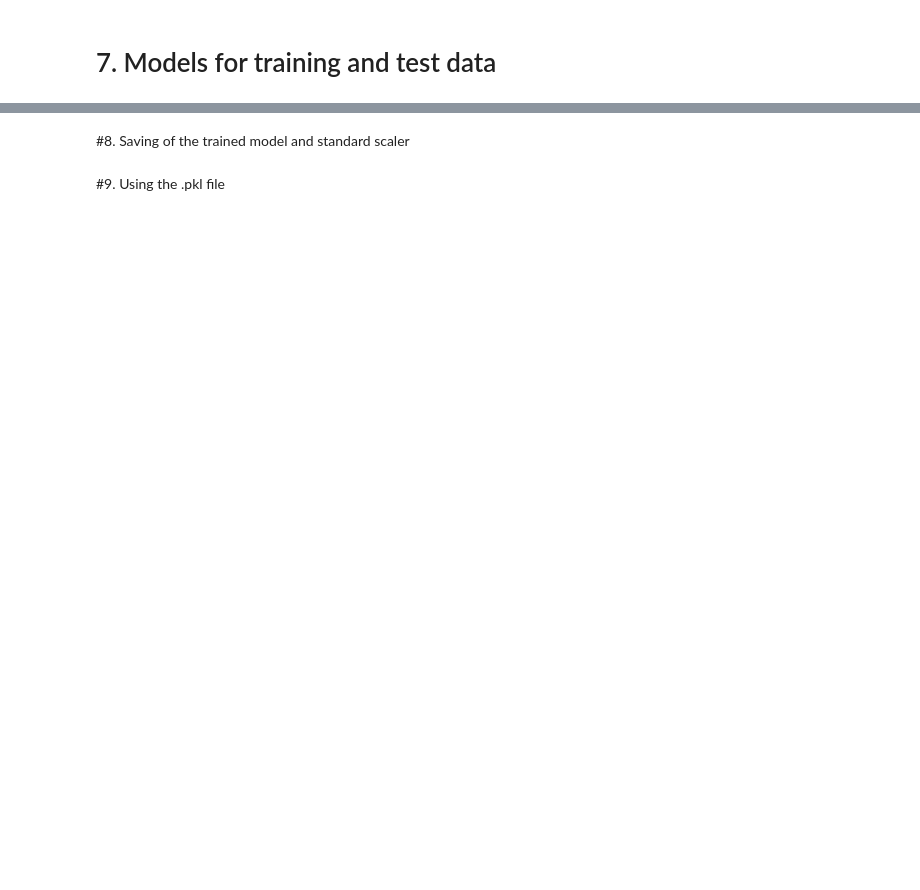
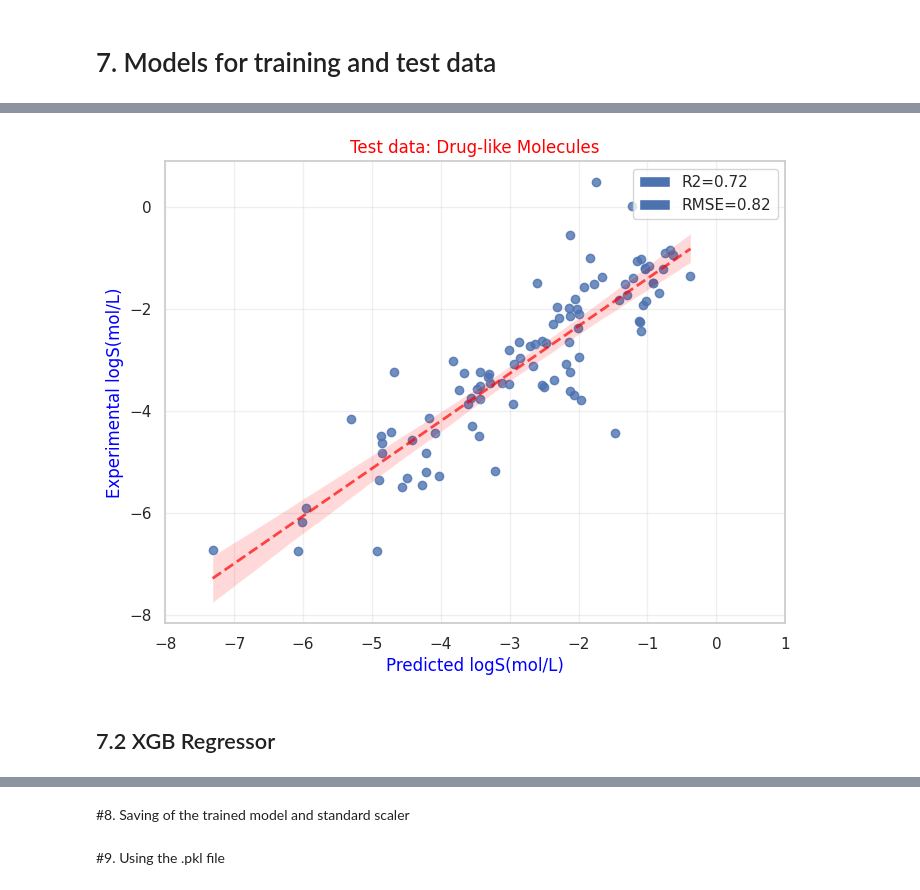
Before and after one commit to LucasCossard/WSPP_Projectppchem, a Jupyter notebook: Notebook_WSP.ipynb, the cells around one changed output, grey strips where cells are left out. Cells and saved outputs as stored; diff of their text form; code cells hidden in the pictures; blank space fills up the shorter version.

```diff
--- a/Notebook_WSP.ipynb
+++ b/Notebook_WSP.ipynb
@@ -341 +336,8 @@ df_descriptors.to_csv('Data_Solubility_descriptor.csv', index=False)
+# %%
+#Variable definitions, if not defined in sections 2. and 3.
+data_dl = pd.read_csv("/content/Data_Drug_Like_Solubility.csv", delimiter=';')
+data_dl= data_dl[data_dl['LogS exp (mol/L)'].apply(lambda x: x > -7.5 and x < 1.7)]
+df_descriptors = pd.read_csv("/content/Data_Solubility_descriptor.csv", delimiter=';')
+data_cleaned_final = pd.read_csv("/content/Data_Cleaned_Final.csv", delimiter=',')
+data_dl_descriptors = pd.read_csv("/content/Data_Solubility_Drug_Like_descriptor.csv", delimiter=',')
 # %% [markdown]
@@ -400,12 +345,12 @@ data_cleaned_final = pd.read_csv("/content/Data_Cleaned_Final.csv", delimiter=',
 # %%
+#Variable definitions for training and set validation
 x_train, x_valid, y_train, y_valid = train_test_split(df_descriptors, data_cleaned_final.logS, test_size=0.1,random_state=42)
 
 #Standardization of the features
-
-custom_scaler = StandardScaler()
-custom_scaler.fit(x_train)
-x_train_scaled = custom_scaler.transform(x_train)
-x_valid_scaled = custom_scaler.transform(x_valid)
+scaler = StandardScaler()
+scaler.fit(x_train)
+x_train_scaled = scaler.transform(x_train)
+x_valid_scaled = scaler.transform(x_valid)
 # %% [markdown]
 #5. Select Machine Learning Models
 
@@ -747,11 +660,6 @@ plot_data(y_valid,y_preds,"Validation data LGBM")
 # %%
-#Calculate molecular descriptors for the test data or 98 compounds
-
-Mol_descriptors_test , desc_names_test = RDkit_descriptors(data_dl["SMILES"])
-data_dl_descriptors = pd.DataFrame(Mol_descriptors_test,columns=desc_names_test)
-
 # Standard scaler - transform
-x_scaled_test = custom_scaler.transform(data_dl_descriptors)
+x_scaled_test = scaler.transform(data_dl_descriptors)
 
 # Predict solubility of the test data
 y_test_preds = model.predict(x_scaled_test)
@@ -762,0 +668,19 @@ plot_data(data_dl["LogS exp (mol/L)"], y_test_preds,
+# %%
+from google.colab import files
+
+# Plotting testing set
+sns.set_theme(style="whitegrid")
+plot_data(data_dl["LogS exp (mol/L)"], y_test_preds,
+           "Test data: Drug-like Molecules")
+
+# Save the plot as PNG
+plt.savefig('/content/test_data_LGBM.png')
+
+# Download the plot
+files.download('/content/test_data_LGBM.png')
+
+# Save data to CSV
+data_to_save = pd.DataFrame({'True Values': data_dl["LogS exp (mol/L)"], 'Predicted Values': y_test_preds})
+data_to_save.to_csv('/content/test_data_LGBM.csv', index=False)
+files.download('/content/test_data_LGBM.csv')
+# %% [output]
@@ -762,0 +691,3 @@ plot_data(data_dl["LogS exp (mol/L)"], y_test_preds,
+[figure, added]
+# %% [markdown]
+## 7.2 XGB Regressor
```
Also changed, not shown: parts of 106 cells of this notebook.
